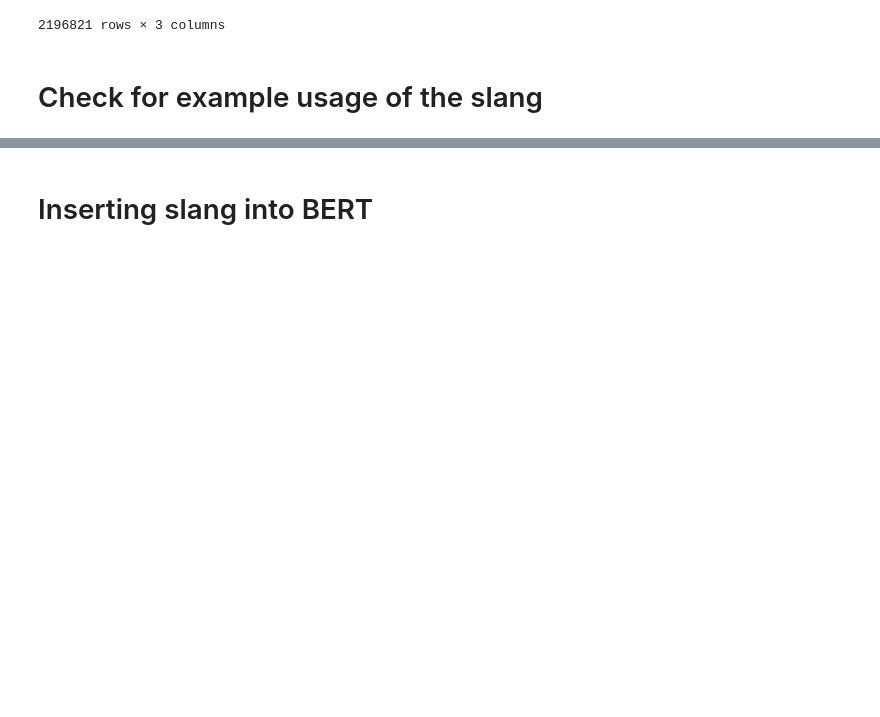
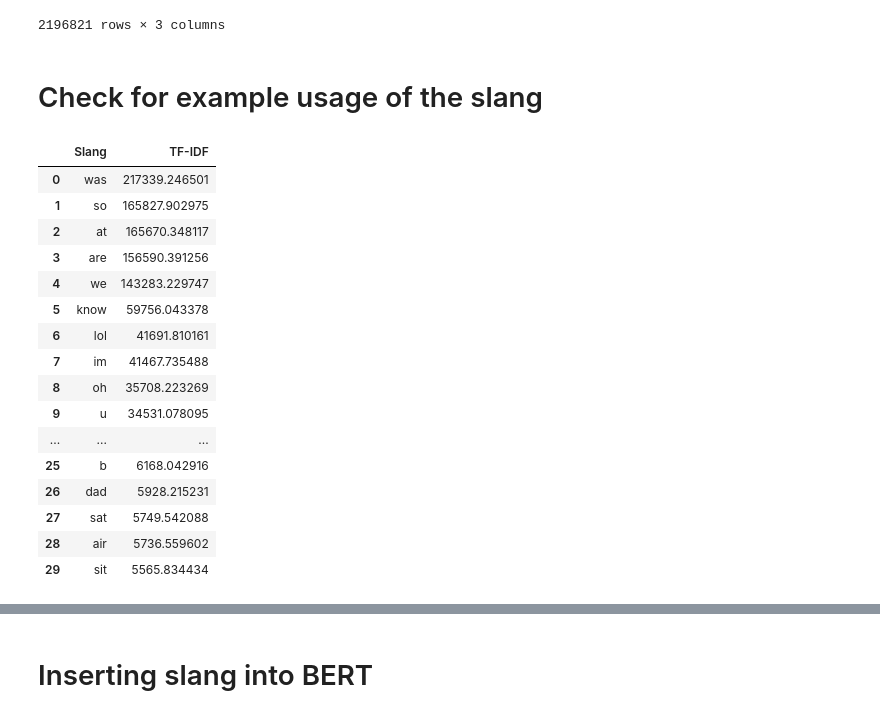
Before and after one commit to Empyrealiv/CSC3101_Capstone, a Jupyter notebook: ML/vocab_expansion.ipynb, the cells around one changed output, grey strips where cells are left out. Cells and saved outputs as stored; diff of their text form; code cells hidden in the pictures; blank space fills up the shorter version.

```diff
--- a/ML/vocab_expansion.ipynb
+++ b/ML/vocab_expansion.ipynb
@@ -62,3 +62,26 @@ for word in words:
         print(f"'{word}' is in the BERT vocabulary with ID {token_id}.")
 # %% [markdown]
 # Check for example usage of the slang
+# %%
+tfidf_csv = pd.read_csv('slang_scores.csv', header=0, names=['Slang', 'TF-IDF'])
+tfidf_csv_selected = tfidf_csv[tfidf_csv['TF-IDF'] > 50]
+tfidf_csv_selected_first_20 = tfidf_csv_selected.head(30)
+tfidf_csv_selected_first_20
+# %% [output]
+|  | Slang | TF-IDF |
+| 0 | was | 217339.246501 |
+| 1 | so | 165827.902975 |
+| 2 | at | 165670.348117 |
+| 3 | are | 156590.391256 |
+| 4 | we | 143283.229747 |
+| 5 | know | 59756.043378 |
+| 6 | lol | 41691.810161 |
+| 7 | im | 41467.735488 |
+| 8 | oh | 35708.223269 |
+| 9 | u | 34531.078095 |
+| ... | ... | ... |
+| 25 | b | 6168.042916 |
+| 26 | dad | 5928.215231 |
+| 27 | sat | 5749.542088 |
+| 28 | air | 5736.559602 |
+| 29 | sit | 5565.834434 |
```
Also changed, not shown: parts of 3 cells of this notebook, 3 other files.
